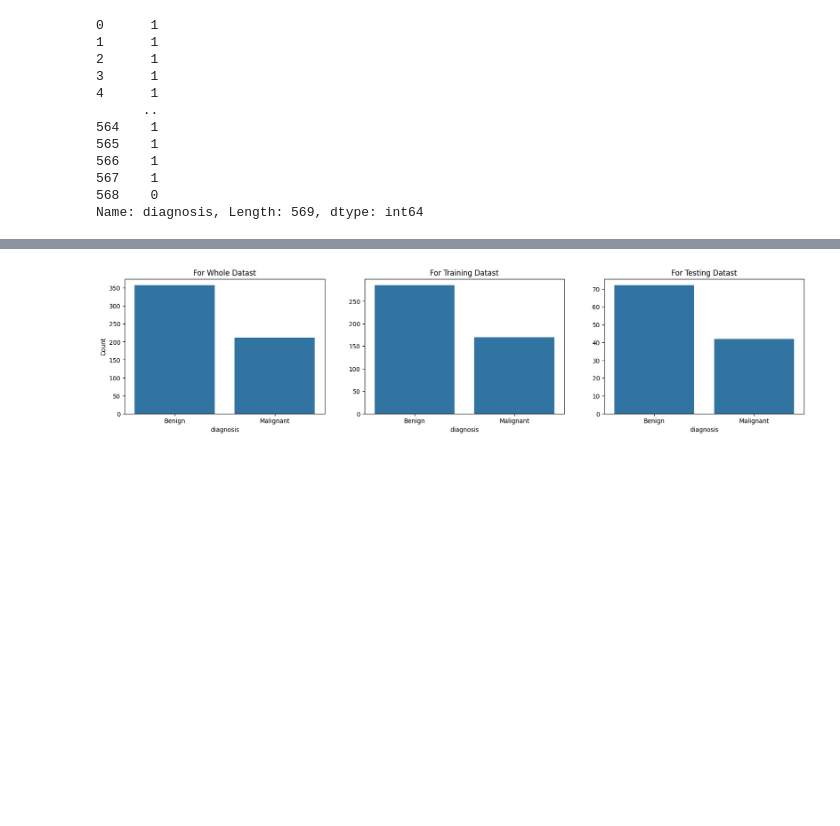
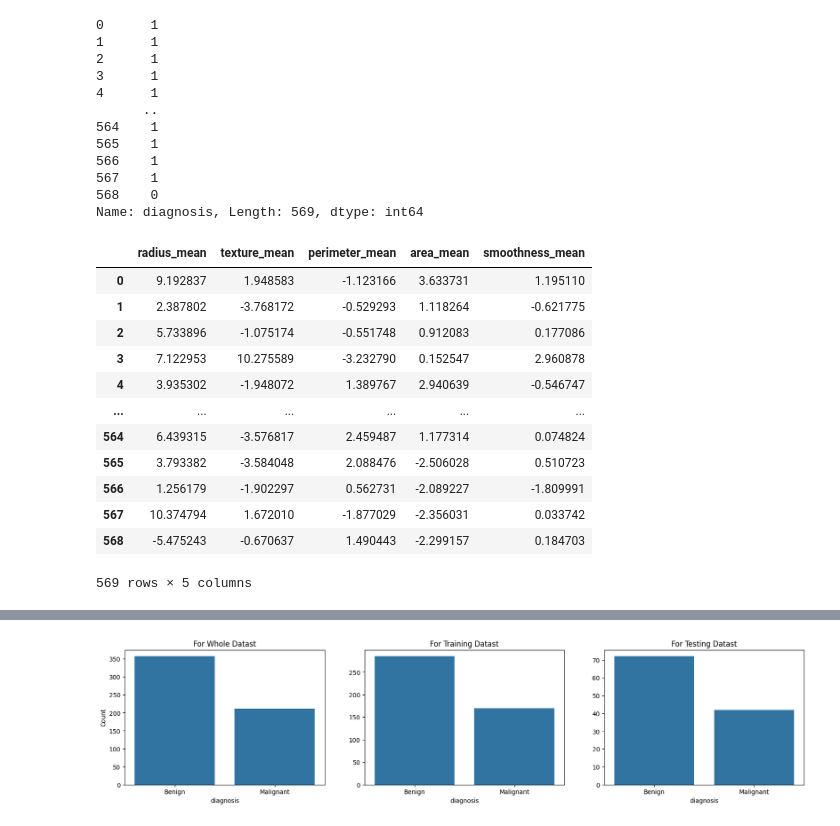
Before and after one commit to itsAnanth/DUK-Data-Analytics, a Jupyter notebook: main.ipynb, the cells around one changed output, grey strips where cells are left out. Cells and saved outputs as stored; diff of their text form; code cells hidden in the pictures; blank space fills up the shorter version.

```diff
--- a/main.ipynb
+++ b/main.ipynb
@@ -116,3 +120,51 @@ y
 567    1
 568    0
 Name: diagnosis, Length: 569, dtype: int64
+# %%
+
+
+def PCA(X: pd.DataFrame, n):
+    columns = X.columns
+    X = X.to_numpy()
+    X_np = X.copy()
+    covariance = X_np.T @ X_np
+    covariance
+
+
+    eigenvalues, eigenvectors = np.linalg.eig(covariance)
+    sorted_idx = np.argsort(eigenvalues)[::-1]
+    eigenvalues = eigenvalues[sorted_idx]
+    eigenvectors = eigenvectors[:, sorted_idx]
+    columns = columns[sorted_idx]
+
+    best_features = n
+    selected = X_np @ (eigenvectors[:, :best_features])
+    columns = columns[:best_features]
+
+
+    explained_variance_ratio = eigenvalues / np.sum(eigenvalues)
+    cumulative = np.cumsum(explained_variance_ratio)
+
+    reconstructed = selected @ eigenvectors[:, :best_features].T
+
+
+
+    return selected, columns, cumulative, eigenvalues[:best_features], eigenvectors[:, :best_features]
+
+selected, columns, cumulative, _, eigenvectors = PCA(X, 5)
+selecteddf = pd.DataFrame(selected, columns=columns)
+selecteddf
+# %% [output]
+|  | radius_mean | texture_mean | perimeter_mean | area_mean | smoothness_mean |
+| 0 | 9.192837 | 1.948583 | -1.123166 | 3.633731 | 1.195110 |
+| 1 | 2.387802 | -3.768172 | -0.529293 | 1.118264 | -0.621775 |
+| 2 | 5.733896 | -1.075174 | -0.551748 | 0.912083 | 0.177086 |
+| 3 | 7.122953 | 10.275589 | -3.232790 | 0.152547 | 2.960878 |
+| 4 | 3.935302 | -1.948072 | 1.389767 | 2.940639 | -0.546747 |
+| ... | ... | ... | ... | ... | ... |
+| 564 | 6.439315 | -3.576817 | 2.459487 | 1.177314 | 0.074824 |
+| 565 | 3.793382 | -3.584048 | 2.088476 | -2.506028 | 0.510723 |
+| 566 | 1.256179 | -1.902297 | 0.562731 | -2.089227 | -1.809991 |
+| 567 | 10.374794 | 1.672010 | -1.877029 | -2.356031 | 0.033742 |
+| 568 | -5.475243 | -0.670637 | 1.490443 | -2.299157 | 0.184703 |
+569 rows × 5 columns
```
Also changed, not shown: parts of 14 cells of this notebook, 9 other files.
